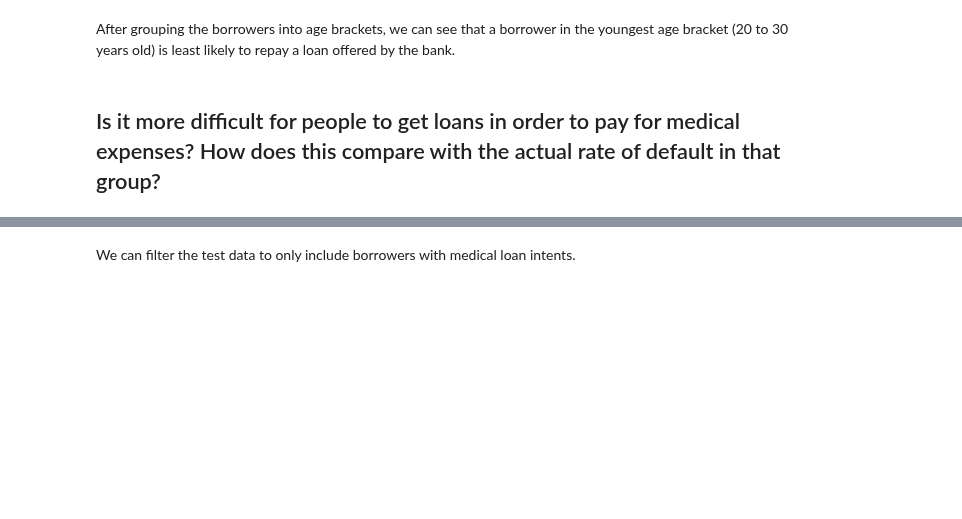
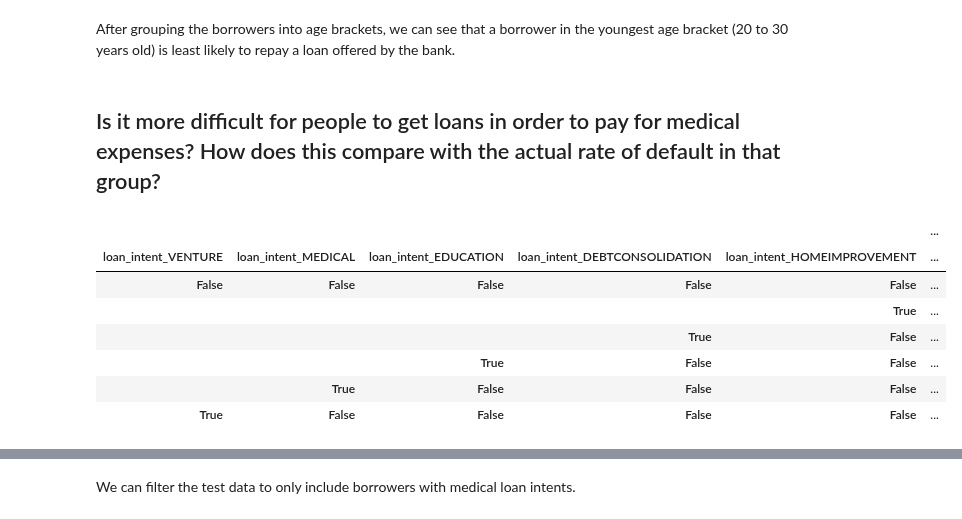
Before and after one commit to lucasf46/lucasf46.github.io, a Jupyter notebook: posts/BlogPost2/BlogPost2-2.ipynb, the cells around one changed output, grey strips where cells are left out. Cells and saved outputs as stored; diff of their text form; code cells hidden in the pictures; blank space fills up the shorter version.

```diff
--- a/posts/BlogPost2/BlogPost2-2.ipynb
+++ b/posts/BlogPost2/BlogPost2-2.ipynb
@@ -337,3 +341,15 @@ summary_table3
 After grouping the borrowers into age brackets, we can see that a borrower in the youngest age bracket (20 to 30 years old) is least likely to repay a loan offered by the bank.
 # %% [markdown]
 ## Is it more difficult for people to get loans in order to pay for medical expenses? How does this compare with the actual rate of default in that group?
+# %%
+summary_table4 = X_test.groupby(["loan_intent_VENTURE", "loan_intent_MEDICAL", "loan_intent_EDUCATION", "loan_intent_DEBTCONSOLIDATION", "loan_intent_HOMEIMPROVEMENT"]).agg({"Default Unlikely":"mean"})
+summary_table4
+# %% [output]
+|  |  |  |  |  | ... |
+| loan_intent_VENTURE | loan_intent_MEDICAL | loan_intent_EDUCATION | loan_intent_DEBTCONSOLIDATION | loan_intent_HOMEIMPROVEMENT | ... |
+| False | False | False | False | False | ... |
+|  |  |  |  | True | ... |
+|  |  |  | True | False | ... |
+|  |  | True | False | False | ... |
+|  | True | False | False | False | ... |
+| True | False | False | False | False | ... |
```
Also changed, not shown: parts of 7 cells of this notebook, 6 other files.
